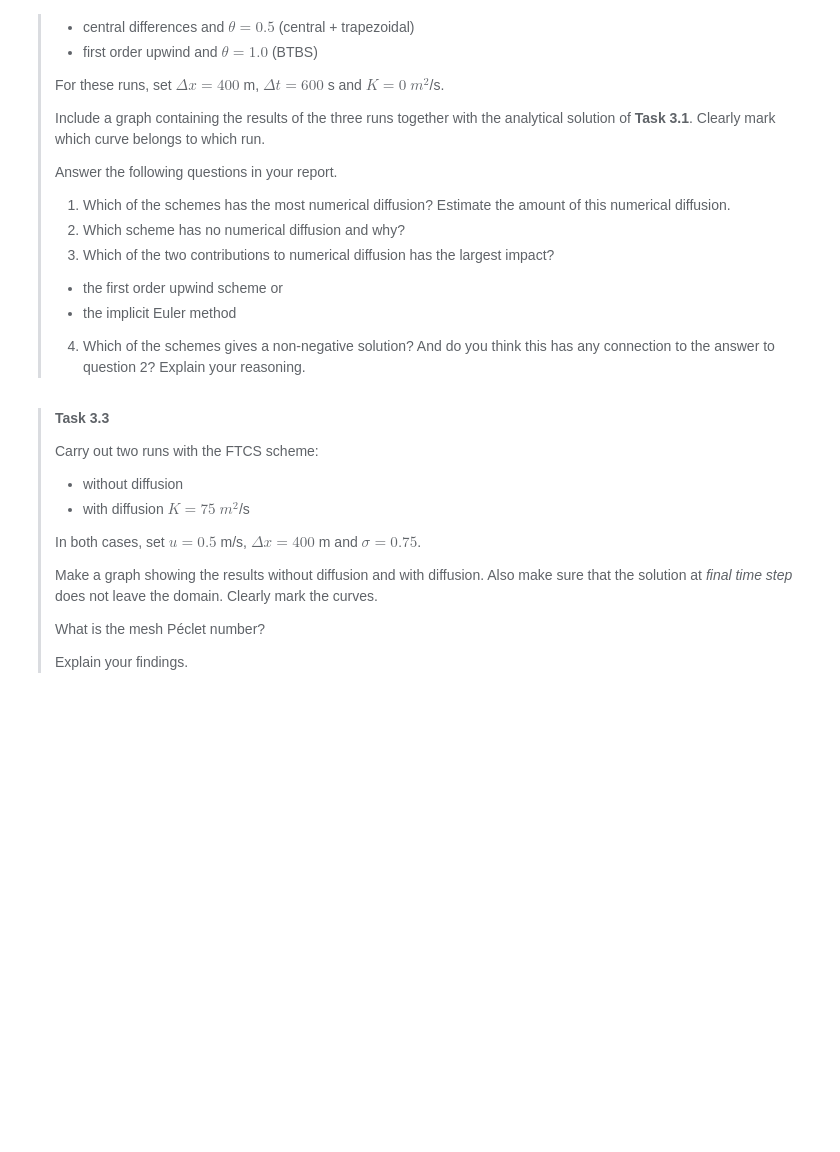
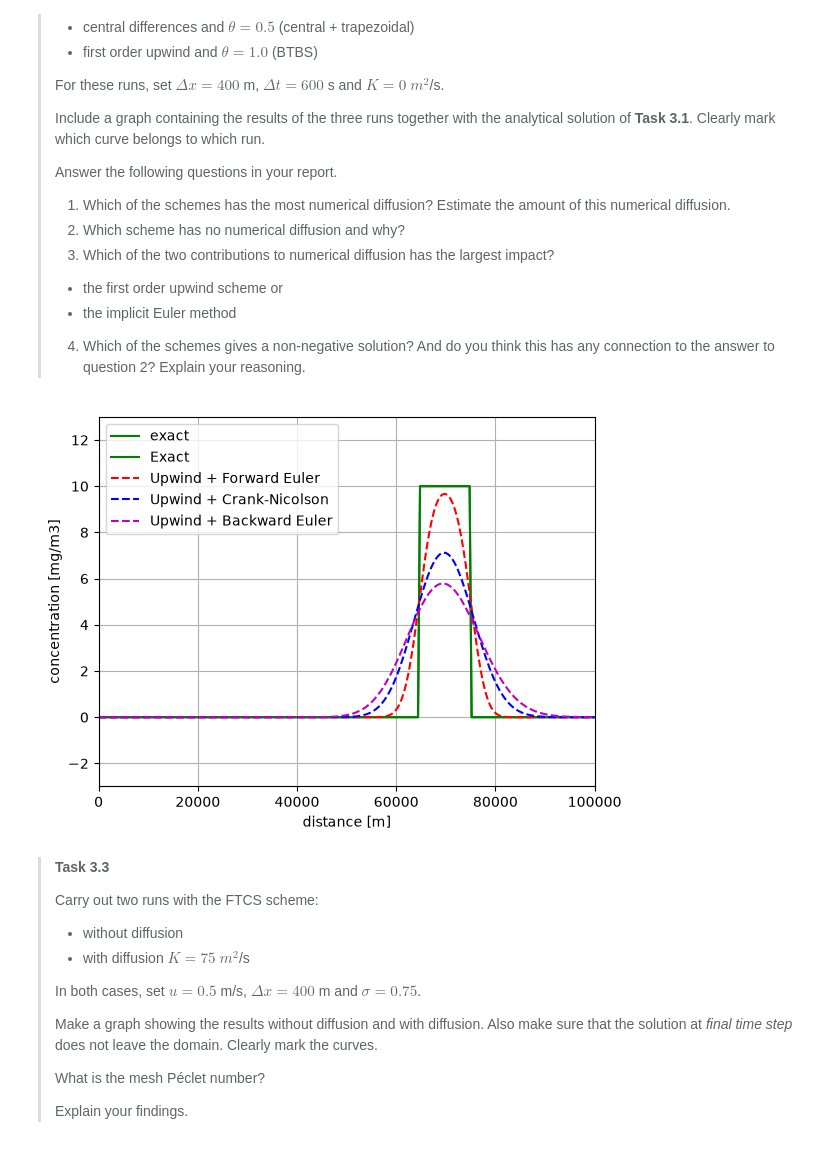
Before and after one commit to Tony-Davison/GA2.1, a Jupyter notebook: all_files_GA_2_1/grp09.ipynb, the cells around one changed output. Cells and saved outputs as stored; diff of their text form; code cells hidden in the pictures; blank space fills up the shorter version.

```diff
--- a/all_files_GA_2_1/grp09.ipynb
+++ b/all_files_GA_2_1/grp09.ipynb
@@ -324,23 +354,54 @@ plt.grid()
 # %%
 # parameters for Task 3.2
 # we do the first one for you!
 
 dtmethod = 'theta'
 K = 0.
 
 # plot true solution
 plt.plot(x,c1,'g',label='exact')
 
 
 # Now it's your turn!
 ### YOUR CODE HERE ###
 
+# Parameters
+K = 0.
+dt = 600
+
+# Run 1: Upwind + Forward Euler
+c_FTBS = advdiff(u, K, c0, lenD, dt, Tend,
+                 'upwind', 'theta', 0.0)
+
+# Run 2: Central + Crank-Nicolson
+c_CN = advdiff(u, K, c0, lenD, dt, Tend,
+               'upwind', 'theta', 0.5)
+
+# Run 3: Upwind + Backward Euler
+c_BTBS = advdiff(u, K, c0, lenD, dt, Tend,
+                 'upwind', 'theta', 1.0)
+
+
+# Plot exact solution
+plt.plot(x, c1, 'g-', label='Exact')
+
+# Plot numerical solutions at final time
+plt.plot(x, c_FTBS[-1, :], 'r--', label='Upwind + Forward Euler')
+plt.plot(x, c_CN[-1, :], 'b--', label='Upwind + Crank-Nicolson')
+plt.plot(x, c_BTBS[-1, :], 'm--', label='Upwind + Backward Euler')
+
+
+
+
+
 # plot the result
 plt.axis(np.array([0,lenD,-3,13]))
 plt.xlabel('distance [m]')
 plt.ylabel('concentration [mg/m3]')
 plt.legend(loc = "upper left")
 plt.grid()
+# %% [output]
+[figure, added]
 # %% [markdown]
 >**Task 3.3**
 >
```
Also changed, not shown: parts of 8 cells of this notebook.
